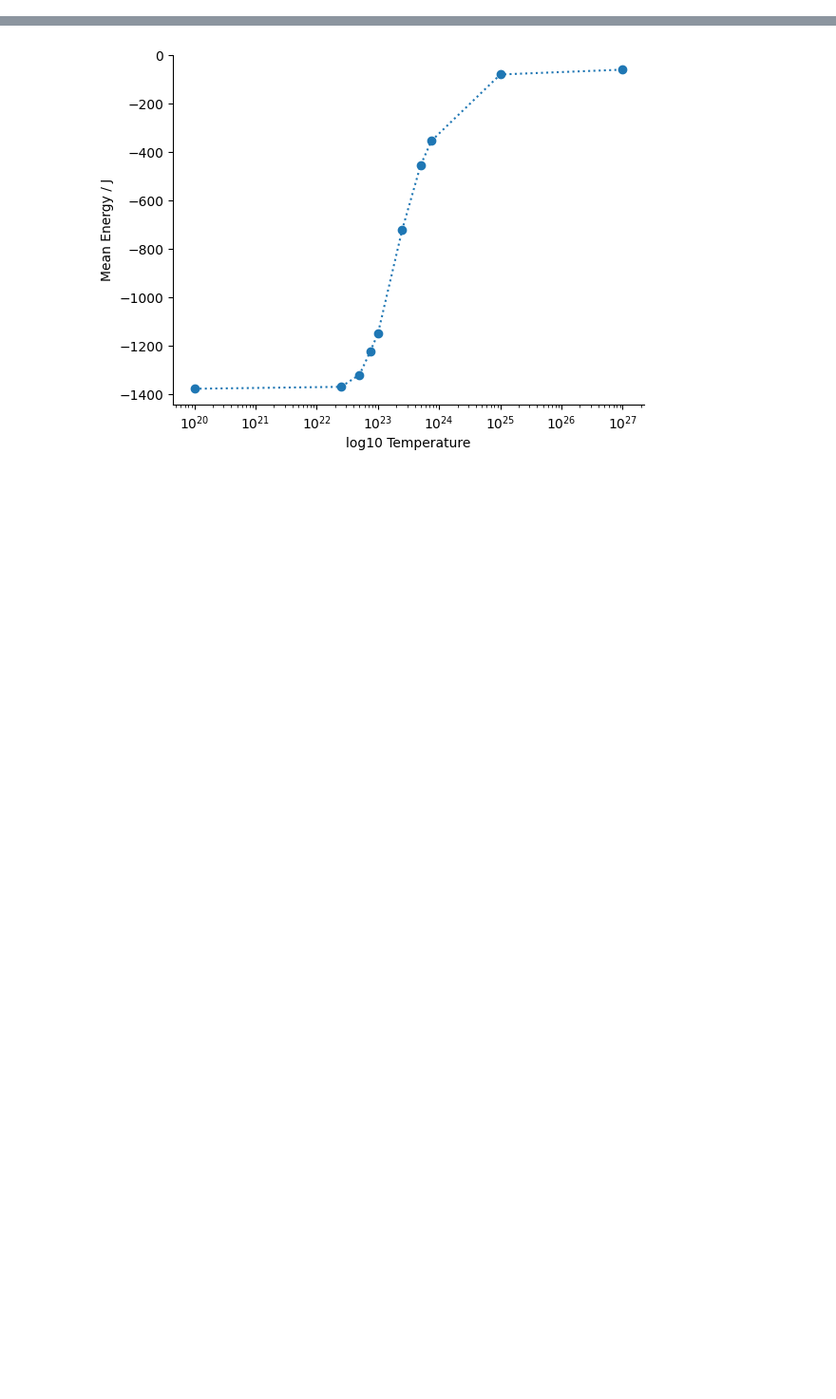
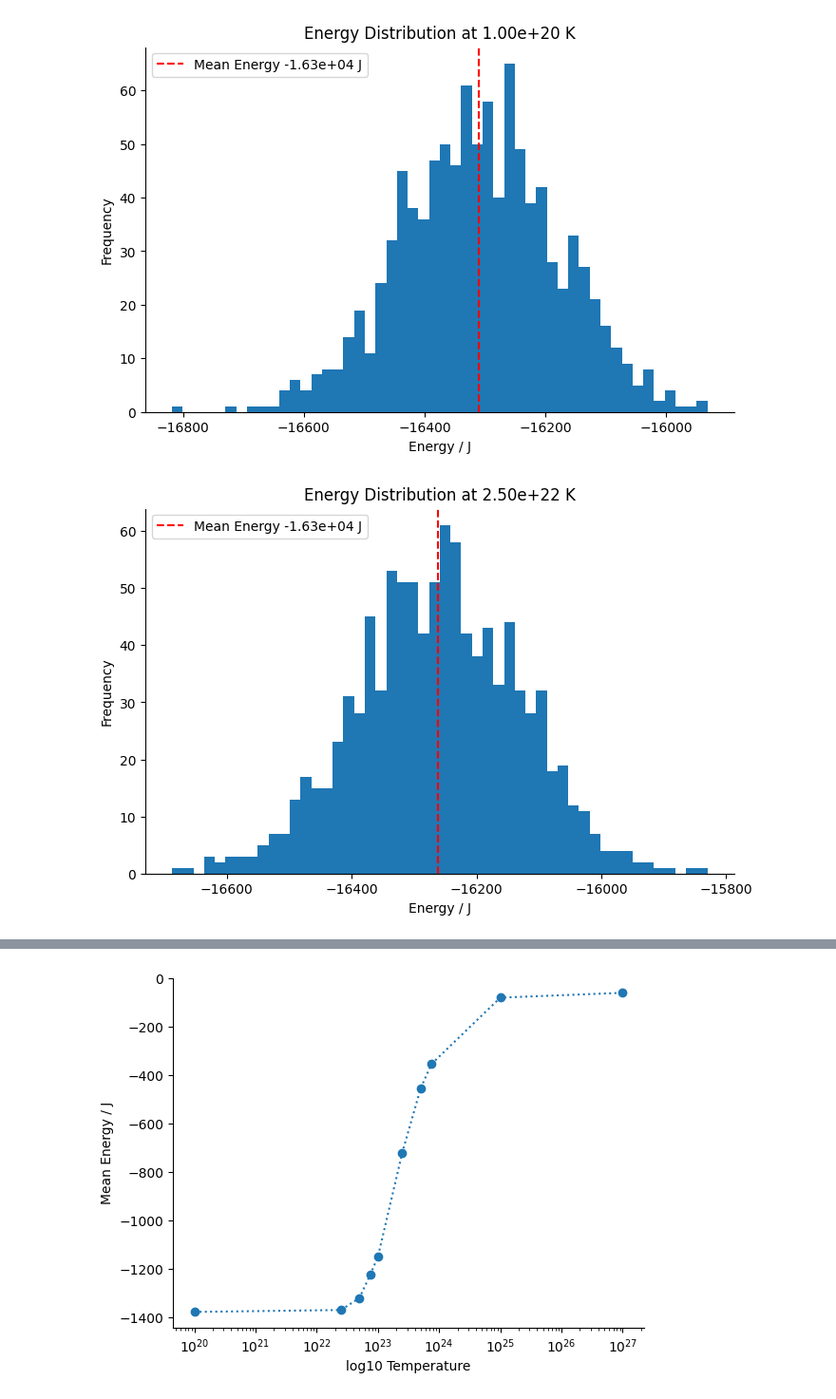
Before and after one commit to Iddmeister/IsingModel, a Jupyter notebook: visual.ipynb, the cells around one changed output, grey strips where cells are left out. Shown: that part at 95% size. Cells and saved outputs as stored; diff of their text form; code cells hidden in the pictures; blank space fills up the shorter version.

Commit message:
Reduced bins in histograms

```diff
--- a/visual.ipynb
+++ b/visual.ipynb
@@ -19,13 +19,16 @@ for i in range(10):
 # %%
 for temperature in data.keys():
 
     fig, ax = plt.subplots(figsize=(8, 5))
     df = data[temperature]
-    ax.hist(df["energy"], bins=200)
+    ax.hist(df["energy"], bins=50)
     ax.set_title(f"Energy Distribution at %s K" % "{:.2e}".format(temperature))
     ax.axvline(df["energy"].mean(), color="red", linestyle="dashed", label=f"Mean Energy %s J" % "{:.2e}".format(df["energy"].mean()))
     ax.legend(loc="upper left")
     ax.set_ylabel("Frequency")
     ax.set_xlabel("Energy / J")
     ax.spines['top'].set_color('#FFFFFF')
     ax.spines['right'].set_color('#FFFFFF')
+# %% [output]
+[figure, added]
+[figure, added]
```
Also changed, not shown: parts of 1 cell of this notebook.
